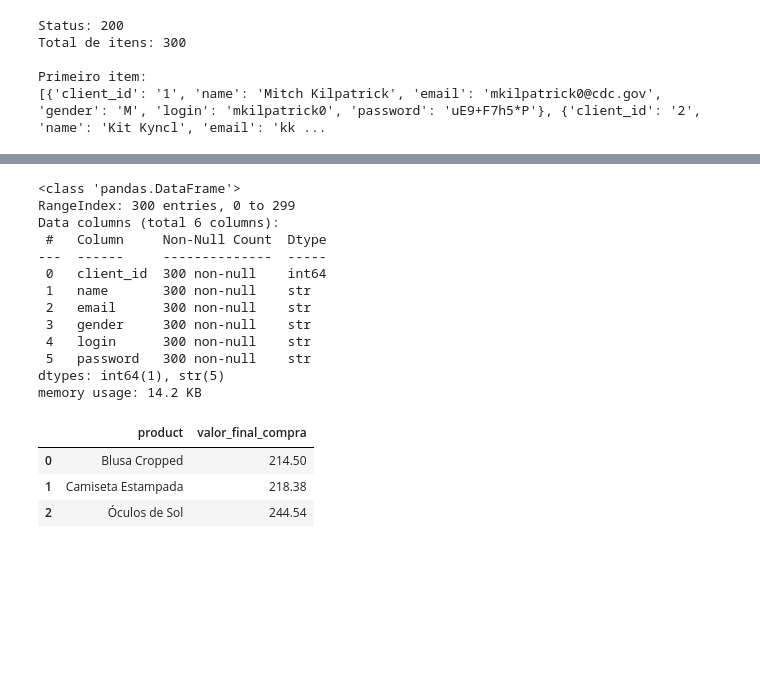
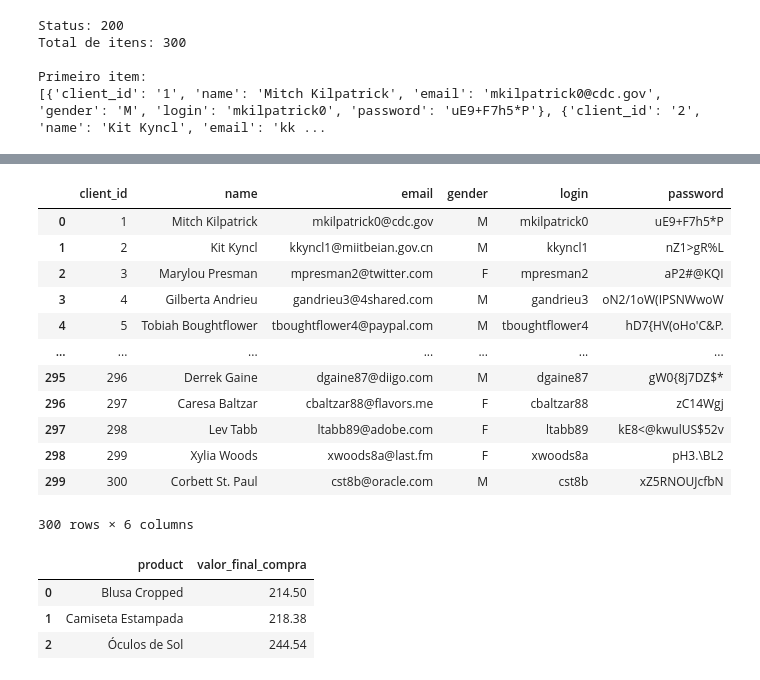
Before and after one commit to AlanDeSouza21/Etl_3_fontes_diferentes, a Jupyter notebook: main.ipynb, the cells around one changed output, grey strips where cells are left out. Drawn from its saved outputs; the diff is of its cells as text; code cells hidden in the pictures; blank space fills up the shorter version.

```diff
--- a/main.ipynb
+++ b/main.ipynb
@@ -279,27 +273,27 @@ memory usage: 39.2 KB
 # %%
 with open("data/users.csv", "r", encoding="utf-8") as f:
     leitor_users = csv.DictReader(f)
     users_csv = list(leitor_users)
 
 df_users = pd.DataFrame(users_csv)
 df_users['client_id'] = df_users['client_id'].astype('int64')
 
 
-df_users.info()
+df_users
 # %% [output]
+|  | client_id | name | email | gender | login | password |
+| 0 | 1 | Mitch Kilpatrick | mkilpatrick0@cdc.gov | M | mkilpatrick0 | uE9+F7h5*P |
+| 1 | 2 | Kit Kyncl | kkyncl1@miitbeian.gov.cn | M | kkyncl1 | nZ1>gR%L |
+| 2 | 3 | Marylou Presman | mpresman2@twitter.com | F | mpresman2 | aP2#@KQI |
+| 3 | 4 | Gilberta Andrieu | gandrieu3@4shared.com | M | gandrieu3 | oN2/1oW(IPSNWwoW |
+| 4 | 5 | Tobiah Boughtflower | tboughtflower4@paypal.com | M | tboughtflower4 | hD7{HV(oHo'C&P. |
+| ... | ... | ... | ... | ... | ... | ... |
+| 295 | 296 | Derrek Gaine | dgaine87@diigo.com | M | dgaine87 | gW0{8j7DZ$* |
+| 296 | 297 | Caresa Baltzar | cbaltzar88@flavors.me | F | cbaltzar88 | zC14Wgj |
+| 297 | 298 | Lev Tabb | ltabb89@adobe.com | F | ltabb89 | kE8<@kwulUS$52v |
+| 298 | 299 | Xylia Woods | xwoods8a@last.fm | F | xwoods8a | pH3.\BL2 |
+| 299 | 300 | Corbett St. Paul | cst8b@oracle.com | M | cst8b | xZ5RNOUJcfbN |
-<class 'pandas.DataFrame'>
-RangeIndex: 300 entries, 0 to 299
-Data columns (total 6 columns):
- #   Column     Non-Null Count  Dtype
----  ------     --------------  -----
- 0   client_id  300 non-null    int64
- 1   name       300 non-null    str
- 2   email      300 non-null    str
- 3   gender     300 non-null    str
- 4   login      300 non-null    str
- 5   password   300 non-null    str
-dtypes: int64(1), str(5)
-memory usage: 14.2 KB
+300 rows × 6 columns
 # %%
 # 1. Declare um novo dataframe que mostre o nome do produto e o valor final da compra.
 sales_products = pd.merge(df_sales, df_products, left_on='product_id', right_on='product_id', how='inner', suffixes=('_s', '_p'))
```
Also changed, not shown: parts of 8 cells of this notebook, 1 other file.
